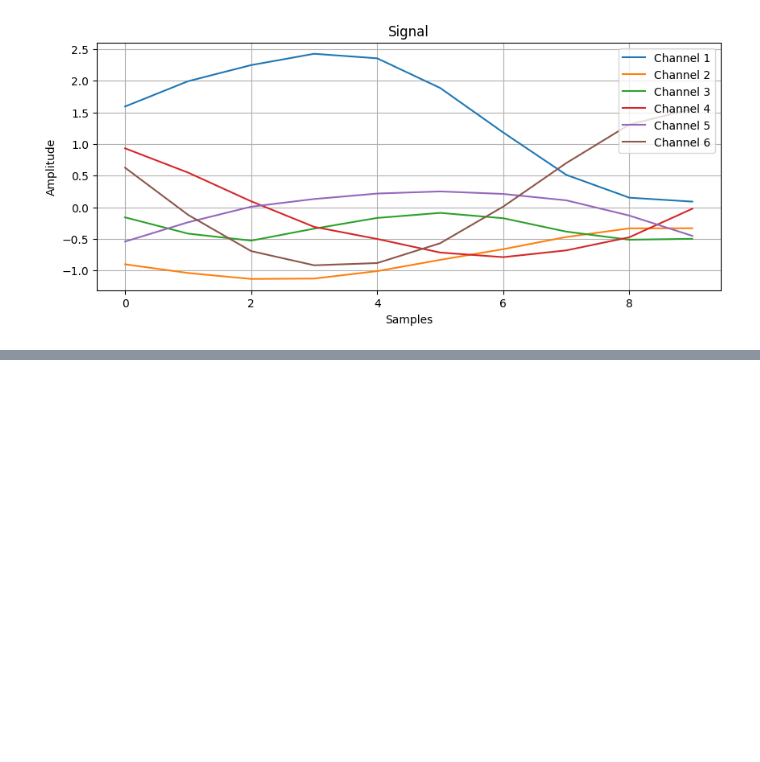
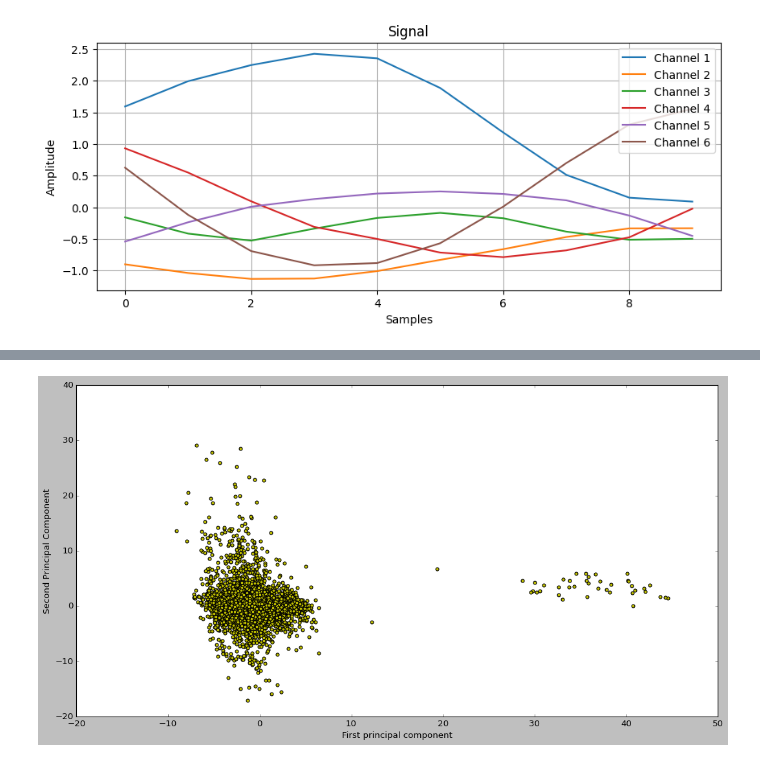
Before and after one commit to AIoT-Group-UoP/crossai-ts, a Jupyter notebook: examples/_dataset3_test.ipynb, the cells around one changed output, grey strips where cells are left out. Cells and saved outputs as stored; diff of their text form; code cells hidden in the pictures; blank space fills up the shorter version.

```diff
--- a/examples/_dataset3_test.ipynb
+++ b/examples/_dataset3_test.ipynb
@@ -522,0 +577,4 @@ plot_signal(final_test.X[0].values, return_mode=False)
+# %%
+plot_scatter_pca(tmp_pca_test, cmap_set="viridis")
+# %% [output]
+[figure, added]
```
Also changed, not shown: parts of 15 cells of this notebook, 1 other file.
